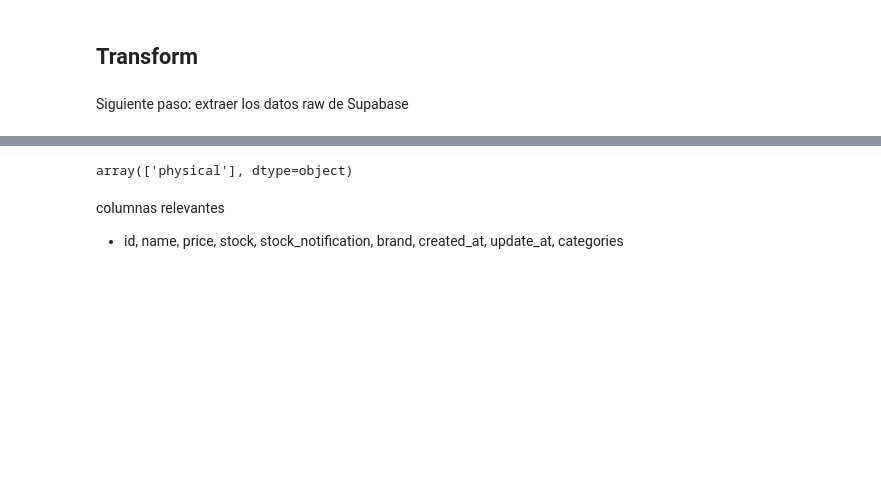
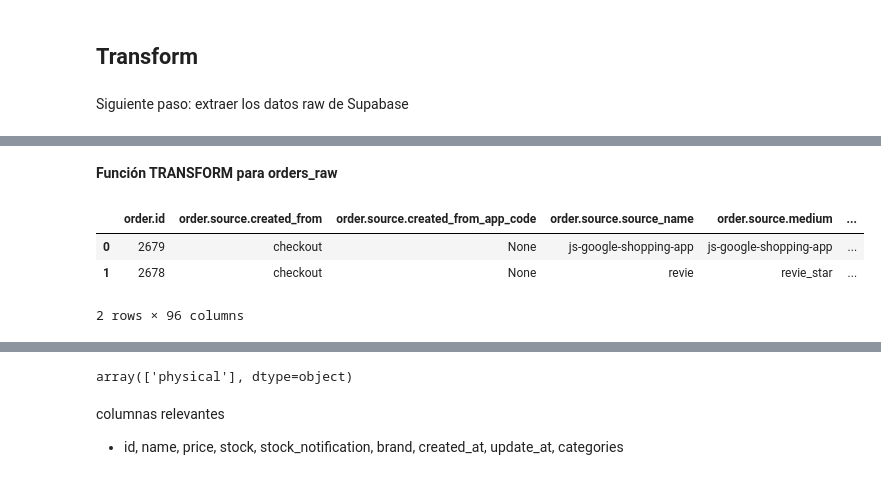
Before and after one commit to Halsey26/pipeline_perc, a Jupyter notebook: etl/pruebas_etl.ipynb, the cells around one changed output, grey strips where cells are left out. Saved outputs shown, nothing was run; the diff lists cells and outputs as text; code cells hidden in the pictures; blank space fills up the shorter version.

```diff
--- a/etl/pruebas_etl.ipynb
+++ b/etl/pruebas_etl.ipynb
@@ -410,0 +487,9 @@ memory usage: 289.9+ KB
+# %% [markdown]
+**Función TRANSFORM para orders_raw**
+# %%
+df_raw['orders_raw'].head(2)
+# %% [output]
+|  | order.id | order.source.created_from | order.source.created_from_app_code | order.source.source_name | order.source.medium | ... |
+| 0 | 2679 | checkout | None | js-google-shopping-app | js-google-shopping-app | ... |
+| 1 | 2678 | checkout | None | revie | revie_star | ... |
+2 rows × 96 columns
```
Also changed, not shown: parts of 35 cells of this notebook.
